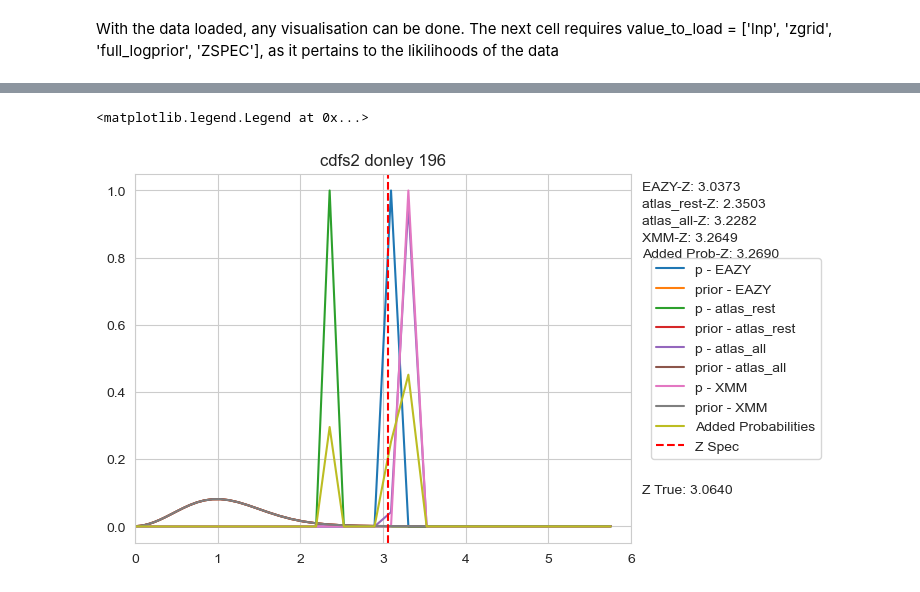
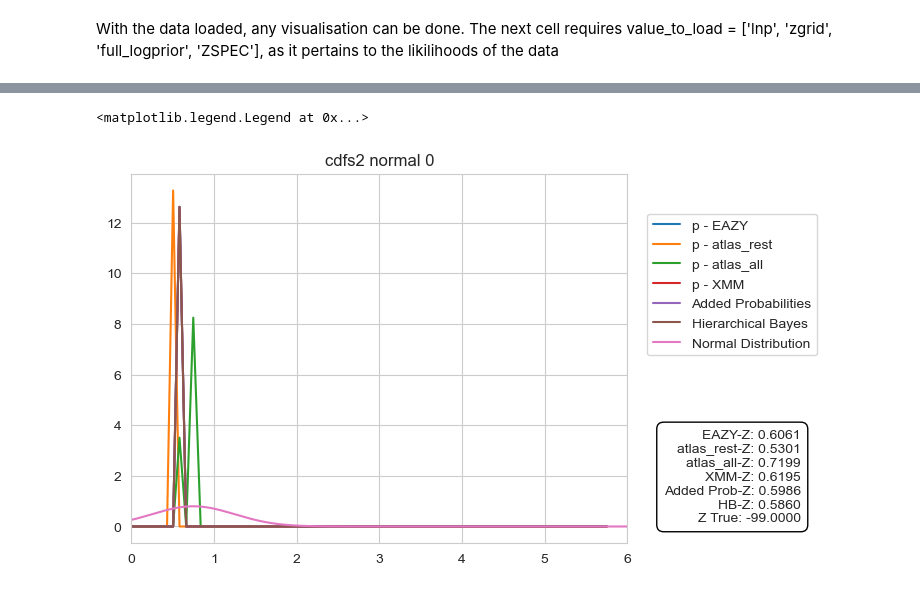
Before and after one commit to eddie-cunning/AGN_Template, a Jupyter notebook: graphing.ipynb, the cells around one changed output, grey strips where cells are left out. Cells and saved outputs as stored; diff of their text form; code cells hidden in the pictures.

Commit message:
added new redshift making tools

```diff
--- a/graphing.ipynb
+++ b/graphing.ipynb
@@ -813,7 +813,7 @@ plt.title('RMS vs Outlier Fraction for each template')
 # %%
 # Set the title of the test, and it wil load up the lnp values from each test
 test_title = 'individual_single_temp_fits'
-value_to_load = ['lnp', 'zgrid', 'full_logprior', 'ZSPEC', 'zbest', 'chi2_best', 'NFILT', 'OBJID', 'cat'] # will be added to the object, like self.lnp
+value_to_load = ['lnp', 'zgrid', 'full_logprior', 'ZSPEC', 'zbest', 'chi2_best', 'NFILT', 'OBJID'] # will be added to the object, like self.lnp
 
 # checking each field for the test and opening each csv file and making a concat df (there should only be one csv file in each folder, which contains key info)
 all_fields = glob.glob(f'{output_location}/*')
@@ -981,0 +936,9 @@ def lnp_to_prob(lnp):
+# %%
+# quick check to look at individual objects for each test
+check_field = 'cdfs2'
+check_id_key = 'normal'
+
+test_index_sel = test_index[(test_index['field'] == check_field) & (test_index['id_key'] == check_id_key)]['index'].iloc[0]
+print(test_index_sel)
+zgrid = data_dict.get(test_index_sel[0])['zgrid']
+np.array(data_dict[test_index_sel[0]]['ZSPEC'])
@@ -982,41 +972,61 @@ def lnp_to_prob(lnp):
 # %%
-# quick check to look at individual objects for each test
-check_field = 'cdfs2'
-check_id_key = 'donley'
-check_object  = 196
+# plotting the lnps
+check_object  = 0
+all_z_est = []
 all_lnps = []
-
-test_index_sel = test_index[(test_index['field'] == check_field) & (test_index['id_key'] == check_id_key)]['index']
-test_index_sel = test_index_sel.iloc[0]
-zgrid = data_dict.get(test_index_sel[0])['zgrid']
-
 for no, index in enumerate(test_index_sel):
     data_index = data_dict.get(index)
 
     template_set = all_test_data['template_key'][index]
 
     all_lnps.append(data_index['lnp'][check_object])
-    unlog_likelihood = lnp_to_prob(data_index['lnp'][check_object])
-    unlog_prior = lnp_to_prob(data_index['full_logprior'][check_object])
+    unlog_likelihood = gs.lnp_to_prob(data_index['lnp'][check_object], zgrid) # is the same as np.exp(data_index['lnp'][check_object])
     plt.plot(zgrid, unlog_likelihood, label=f"p - {template_set}")
-    plt.plot(zgrid, unlog_prior, label=f"prior - {template_set}")
 
     my_max, my_lnp = gs.parabola_fit(zgrid, data_index['lnp'][check_object])
-    plt.text(6.13, 1-0.05*no, f"{template_set}-Z: {my_max:.4f}")
+    all_z_est.append(f"{template_set}-Z: {my_max:.4f}")
 
+# plotting the added pdf
 added_prob = gs.prob_adder(all_lnps)
+added_prob_norm = added_prob - max(added_prob) # bring the max value to 0, so that it can be normalised
+added_prob_norm = gs.lnp_to_prob(added_prob_norm, zgrid)
 my_max, my_lnp = gs.parabola_fit(zgrid, added_prob)
-plt.plot(zgrid, added_prob, label='Added Probabilities')
-plt.text(6.13, 0.80, f"Added Prob-Z: {my_max:.4f}")
+plt.plot(zgrid, added_prob_norm, label='Added Probabilities')
+all_z_est.append(f"Added Prob-Z: {my_max:.4f}")
 
+# plotting HB
+alpha = 3
+f_max = 1
+f_min = 0
+hb_prob = gs.hierarchical_bayes(alpha, all_lnps, f_max, f_min)
+hb_prob_norm = hb_prob - max(hb_prob) # bring the max value to 0, so that it can be normalised
+hb_prob_norm = gs.lnp_to_prob(hb_prob_norm, zgrid)
+my_max, my_lnp = gs.parabola_fit(zgrid, hb_prob)
+plt.plot(zgrid, hb_prob_norm, label='Hierarchical Bayes')
+all_z_est.append(f"HB-Z: {my_max:.4f}")
+
+# plotting the true redshift
 if data_dict[test_index_sel[0]]['ZSPEC'][check_object] > 0:
         plt.axvline(x=data_dict[test_index_sel[0]]['ZSPEC'][check_object], color='r', linestyle='--', label='Z Spec')
+all_z_est.append(f"Z True: {data_dict[test_index_sel[0]]['ZSPEC'][check_object]:.4f}")
+
+# text box
+combined_text = "\n".join(all_z_est)
+plt.text(1.35, 0.05, combined_text,
+         horizontalalignment='right', verticalalignment='bottom',
+         transform=plt.gca().transAxes,
+         fontsize=10,
+         bbox=dict(facecolor='white', edgecolor='black', boxstyle='round,pad=0.5'))
+
+# plotting a random pdf
+high_zgrid = np.linspace(0, 6, 1000)
+pdf_data = gs.peak_to_normal(data_dict[test_index_sel[2]]['lnp'][check_object], zgrid, high_zgrid, 0.5)[0].flatten()
+plt.plot(high_zgrid, pdf_data, label='Normal Distribution')
+
 plt.title(f'{check_field} {check_id_key} {check_object}')
-plt.text(6.13, 0.1, f"Z True: {data_dict[test_index_sel[0]]['ZSPEC'][check_object]:.4f}")
-
 plt.xlim(0,6)
 plt.legend()
-plt.legend(bbox_to_anchor=(1.04,0.5), loc="center left", borderaxespad=0)
+plt.legend(bbox_to_anchor=(1.04,0.7), loc="center left", borderaxespad=0)
 # %% [output]
 <matplotlib.legend.Legend at 0x...>
-[figure, old version]
+[figure, new version]
```
Also changed, not shown: parts of 29 cells of this notebook, 1 other file.
